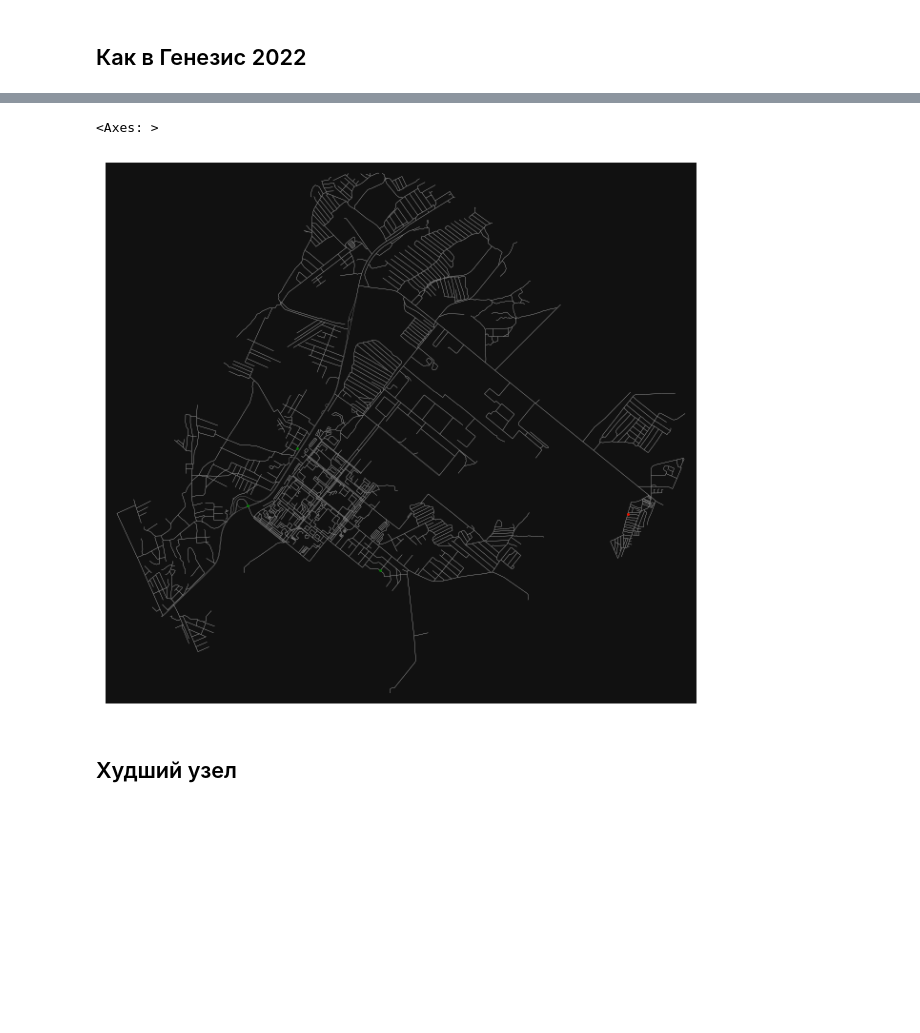
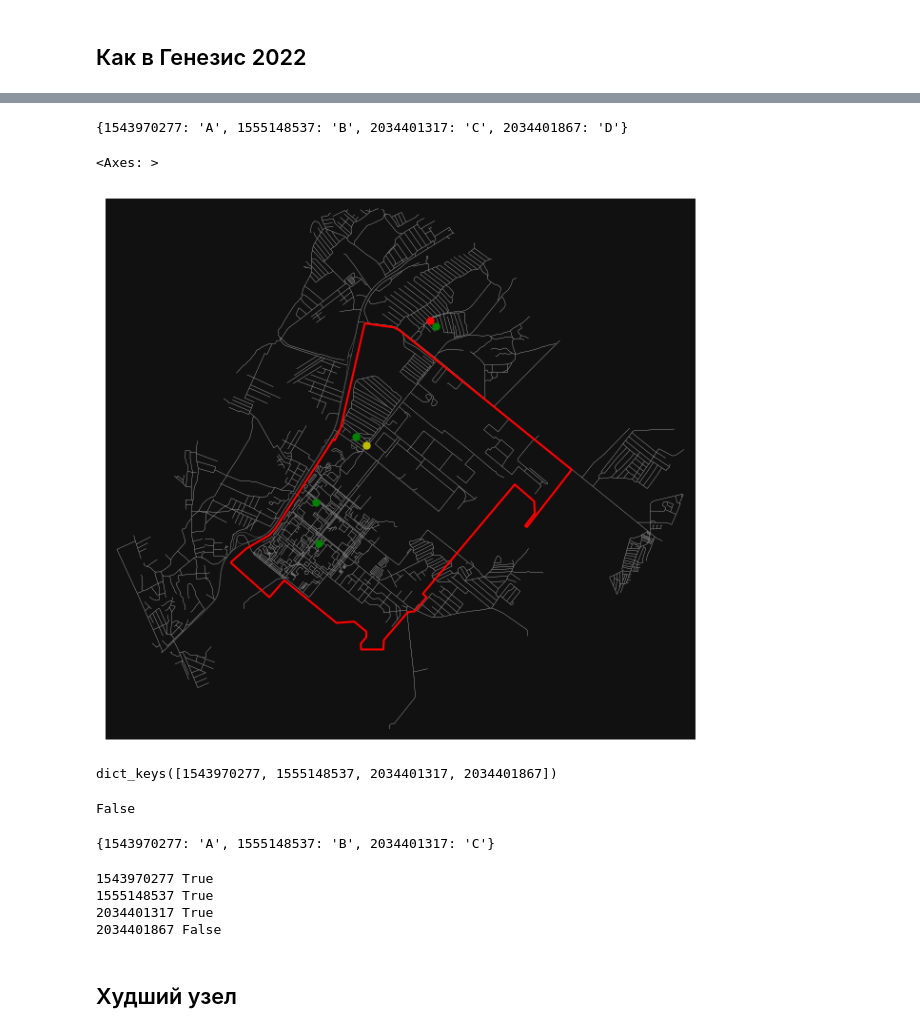
Before and after one commit to Obsidian-pb/genesis, a Jupyter notebook: work/genesis/point_selectors_construct.ipynb, the cells around one changed output, grey strips where cells are left out. Cells and saved outputs as stored; diff of their text form; code cells hidden in the pictures; blank space fills up the shorter version.

Commit message:
Работа над WorstNodeSelector

```diff
--- a/work/genesis/point_selectors_construct.ipynb
+++ b/work/genesis/point_selectors_construct.ipynb
@@ -21,6 +21,7 @@ from genesis.swiss_knife import CMAP_GrGldRd
 # %%
 # Загрузка графа и полигона границ
 G = ox.load_graphml("tests/data/test_rng.ml")
+Gs = ox.simplify_graph(G)
 area = gpd.read_file("tests/data/test_polygon.gpkg")
 # %% [markdown]
 # Конструирование
@@ -225,22 +226,23 @@ area.boundary.plot(ax=ax, color='r')
 from genesis.point_selectors import GenesisNodeSelector
 
 
-nodes = list(G.nodes())
+nodes = list(Gs.nodes())
 all_units = {
     nodes[100]:'A',
-    nodes[2000]:'B',
-    nodes[3000]:'C',
-    nodes[4000]:'D',
+    nodes[200]:'B',
+    nodes[300]:'C',
+    nodes[400]:'D',
 }
 
-g_nodes_gdf = ox.graph_to_gdfs(G, edges=False)
+g_nodes_gdf = ox.graph_to_gdfs(Gs, edges=False)
 points_mask = g_nodes_gdf.within(area.iloc[0].geometry)
 
 
-# new_node = GenesisNodeSelector(FirstArrivalUnitState(), ArrivalTime())(G, all_units)
-new_node = GenesisNodeSelector(FirstArrivalUnitState(), CoverIndex())(G, all_units)
-# new_node = GenesisNodeSelector(FirstArrivalUnitState(), ArrivalTime())(G, all_units, area=points_mask)
+new_node1 = GenesisNodeSelector(FirstArrivalUnitState(), ArrivalTime())(Gs, all_units)
+new_node2 = GenesisNodeSelector(FirstArrivalUnitState(), ArrivalTime(np.max))(Gs, all_units)
+new_node3 = GenesisNodeSelector(FirstArrivalUnitState(), CoverIndex())(Gs, all_units)
+new_node4 = GenesisNodeSelector(FirstArrivalUnitState(), ArrivalTime())(Gs, all_units, area=points_mask)
 
 
-new_node
+new_node1, new_node2, new_node3, new_node4
 # %% [output]
@@ -263,10 +251,37 @@ D 100.0
+# %%
+all_units
+# %% [output]
+{1543970277: 'A', 1555148537: 'B', 2034401317: 'C', 2034401867: 'D'}
 # %%
-fig, ax = ox.plot_graph(G, node_size=0, edge_linewidth=0.2, show=False)
-g_nodes_gdf.loc[all_units.keys()].plot(ax=ax, c='g', markersize=1)
-g_nodes_gdf.loc[[new_node]].plot(ax=ax, c='r', markersize=1)
+fig, ax = ox.plot_graph(Gs, node_size=0, edge_linewidth=0.2, show=False)
+g_nodes_gdf.loc[all_units.keys()].plot(ax=ax, c='g', markersize=25)
+g_nodes_gdf.loc[[new_node1]].plot(ax=ax, c='r', markersize=25)
+g_nodes_gdf.loc[[new_node4]].plot(ax=ax, c='y', markersize=25)
+area.boundary.plot(ax=ax, color='r')
 # %% [output]
 <Axes: >
-[figure, old version]
+[figure, new version]
+# %%
+all_units.keys()
+# %% [output]
+dict_keys([1543970277, 1555148537, 2034401317, 2034401867])
+# %%
+all(k in points_mask[points_mask].index for k in all_units.keys())
+# %% [output]
+False
+# %%
+points_scope = dict(filter(lambda x: x[0] in points_mask[points_mask].index, all_units.items()))
+points_scope
+# %% [output]
+{1543970277: 'A', 1555148537: 'B', 2034401317: 'C'}
+# %%
+for k in all_units.keys():
+    print(k, k in points_mask[points_mask].index)
+# %% [output]
+1543970277 True
+1555148537 True
+2034401317 True
+2034401867 False
 # %% [markdown]
 ## Худший узел
 # %%
```
Also changed, not shown: parts of 1 cell of this notebook, 6 other files.
